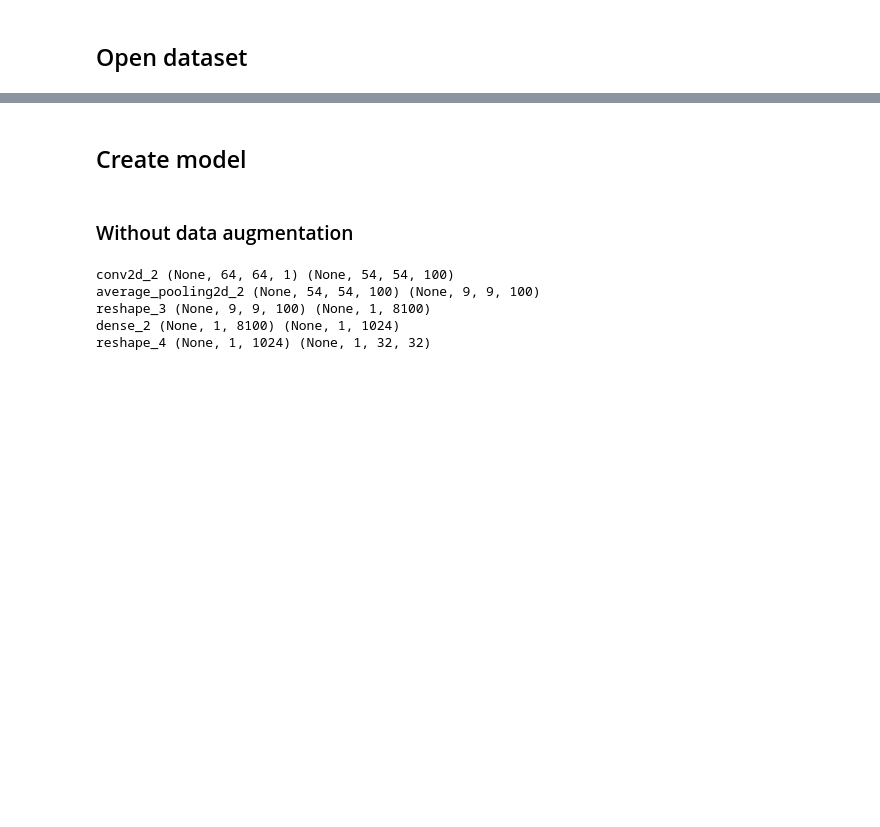
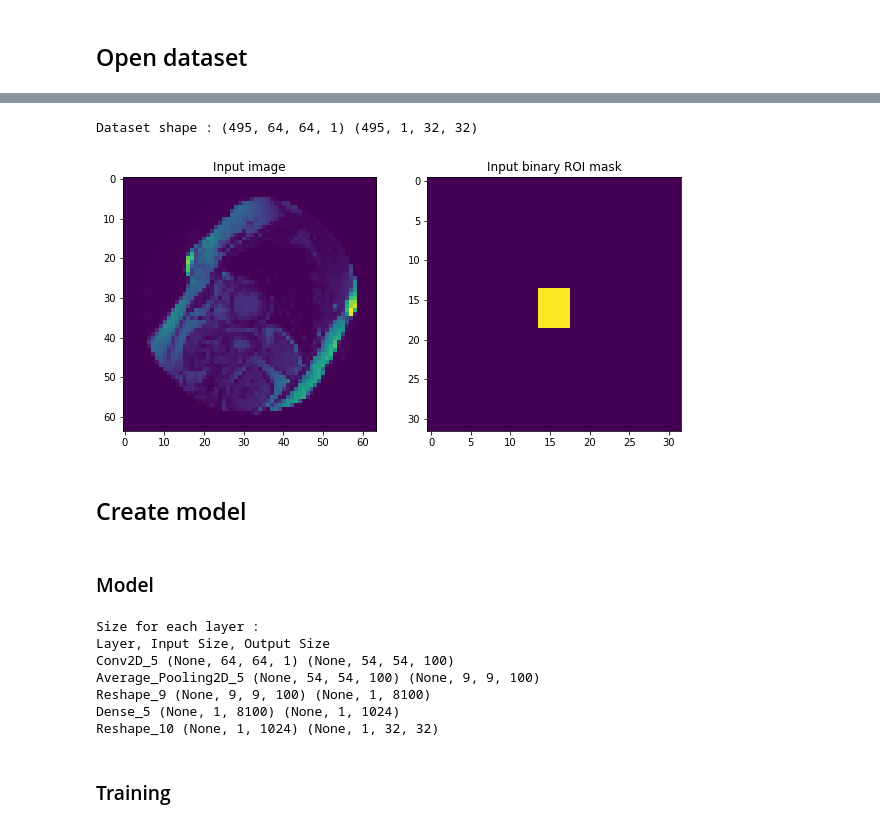
Before and after one commit to alexattia/Medical-Image-Analysis, a Jupyter notebook: CNN.ipynb, the cells around one changed output, grey strips where cells are left out. Drawn from its saved outputs; the diff is of its cells as text; code cells hidden in the pictures; blank space fills up the shorter version.

```diff
--- a/CNN.ipynb
+++ b/CNN.ipynb
@@ -30,12 +27,3 @@ for more information.
 # %% [markdown]
 ## Open dataset
-# %%
-case = 'SC-HF-NI-36'
-
-series = json.load(open('series_case.json'))
-image_path_base = './Data/challenge_training/%s/IM-%s' % (case, series[case])
-contour_path_base = './Data/Sunnybrook Cardiac MR Database ContoursPart3/\
-TrainingDataContours/%s/contours-manual/IRCCI-expert/' % case
-contours_list = glob.glob(contour_path_base + '*')
-contours_list_series = [k.split('/')[7].split('-')[2] for k in contours_list]
 # %%
@@ -98,7 +101,19 @@ plt.imshow(Y[30].reshape(32, 32))
+# %%
+X, X_fullsize, Y = create_dataset()
+# %% [output]
+Dataset shape : (495, 64, 64, 1) (495, 1, 32, 32)
+# %%
+f, ax = plt.subplots(ncols = 2, figsize=(10,10))
+ax[0].imshow(X[30].reshape(64,64))
+ax[0].set_title('Input image')
+ax[1].imshow(Y[30].reshape(32, 32))
+_ = ax[1].set_title('Input binary ROI mask')
+# %% [output]
+[figure, added]
 # %% [markdown]
 ## Create model
-# %% [markdown]
-### Without data augmentation
+# %% [markdown]
+### Model
 # %%
 def create_model(input_shape=(64, 64)):
     """
@@ -113,11 +129,17 @@ def create_model(input_shape=(64, 64)):
     return model
 # %%
 m = create_model()
+m.compile(loss='mean_squared_error',
+          optimizer='adam',
+          metrics=['accuracy'])
+print('Size for each layer :\nLayer, Input Size, Output Size')
 for p in m.layers:
-    print(p.name, p.input_shape, p.output_shape)
+    print(p.name.title(), p.input_shape, p.output_shape)
 # %% [output]
-conv2d_2 (None, 64, 64, 1) (None, 54, 54, 100)
-average_pooling2d_2 (None, 54, 54, 100) (None, 9, 9, 100)
-reshape_3 (None, 9, 9, 100) (None, 1, 8100)
-dense_2 (None, 1, 8100) (None, 1, 1024)
-reshape_4 (None, 1, 1024) (None, 1, 32, 32)
+Size for each layer :
+Layer, Input Size, Output Size
+Conv2D_5 (None, 64, 64, 1) (None, 54, 54, 100)
+Average_Pooling2D_5 (None, 54, 54, 100) (None, 9, 9, 100)
+Reshape_9 (None, 9, 9, 100) (None, 1, 8100)
+Dense_5 (None, 1, 8100) (None, 1, 1024)
+Reshape_10 (None, 1, 1024) (None, 1, 32, 32)
@@ -127,0 +146,2 @@ m.compile(loss='mean_squared_error',
+# %% [markdown]
+### Training
```
Also changed, not shown: parts of 27 cells of this notebook.
